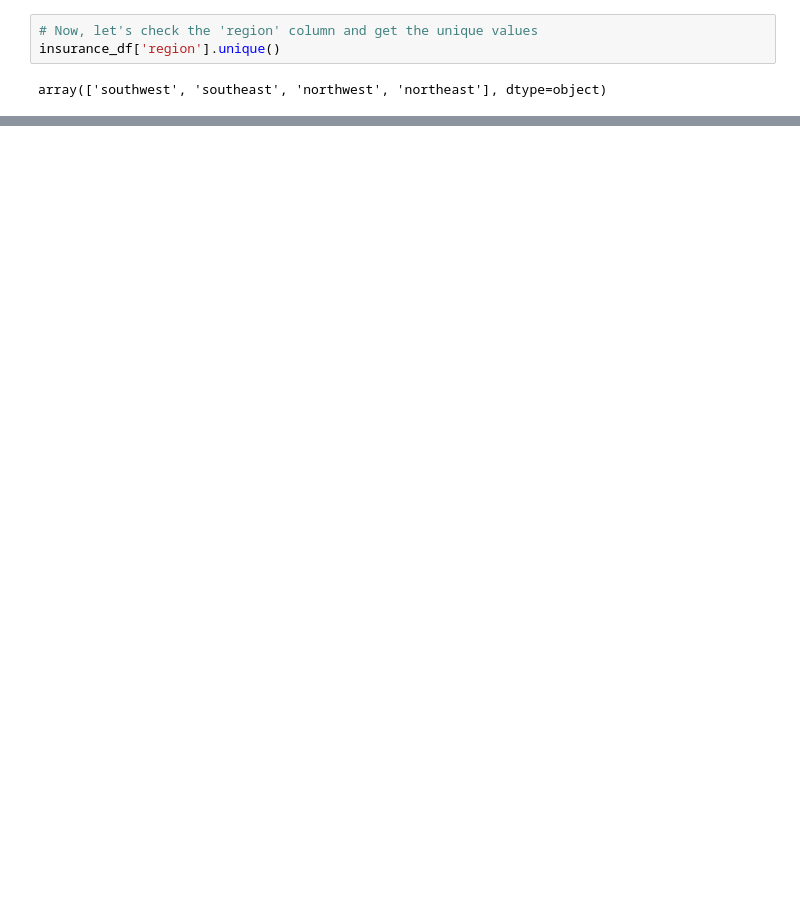
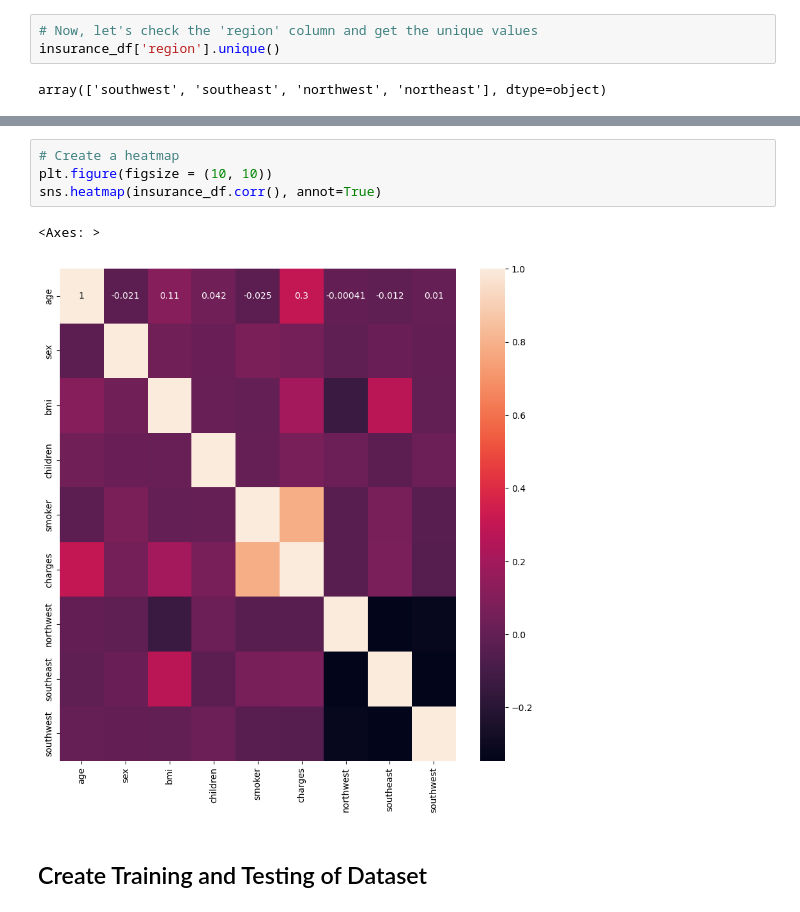
Before and after one commit to mjardinico/medical-insurance-premium, a Jupyter notebook: medical-insurance-project.ipynb, the cells around one changed output, grey strips where cells are left out. Saved outputs shown, nothing was run; the diff lists cells and outputs as text; blank space fills up the shorter version.

```diff
--- a/medical-insurance-project.ipynb
+++ b/medical-insurance-project.ipynb
@@ -204,0 +295,9 @@ region_dummies
+# %%
+# Create a heatmap
+plt.figure(figsize = (10, 10))
+sns.heatmap(insurance_df.corr(), annot=True)
+# %% [output]
+<Axes: >
+[figure, added]
+# %% [markdown]
+## Create Training and Testing of Dataset
```
Also changed, not shown: parts of 33 cells of this notebook.
